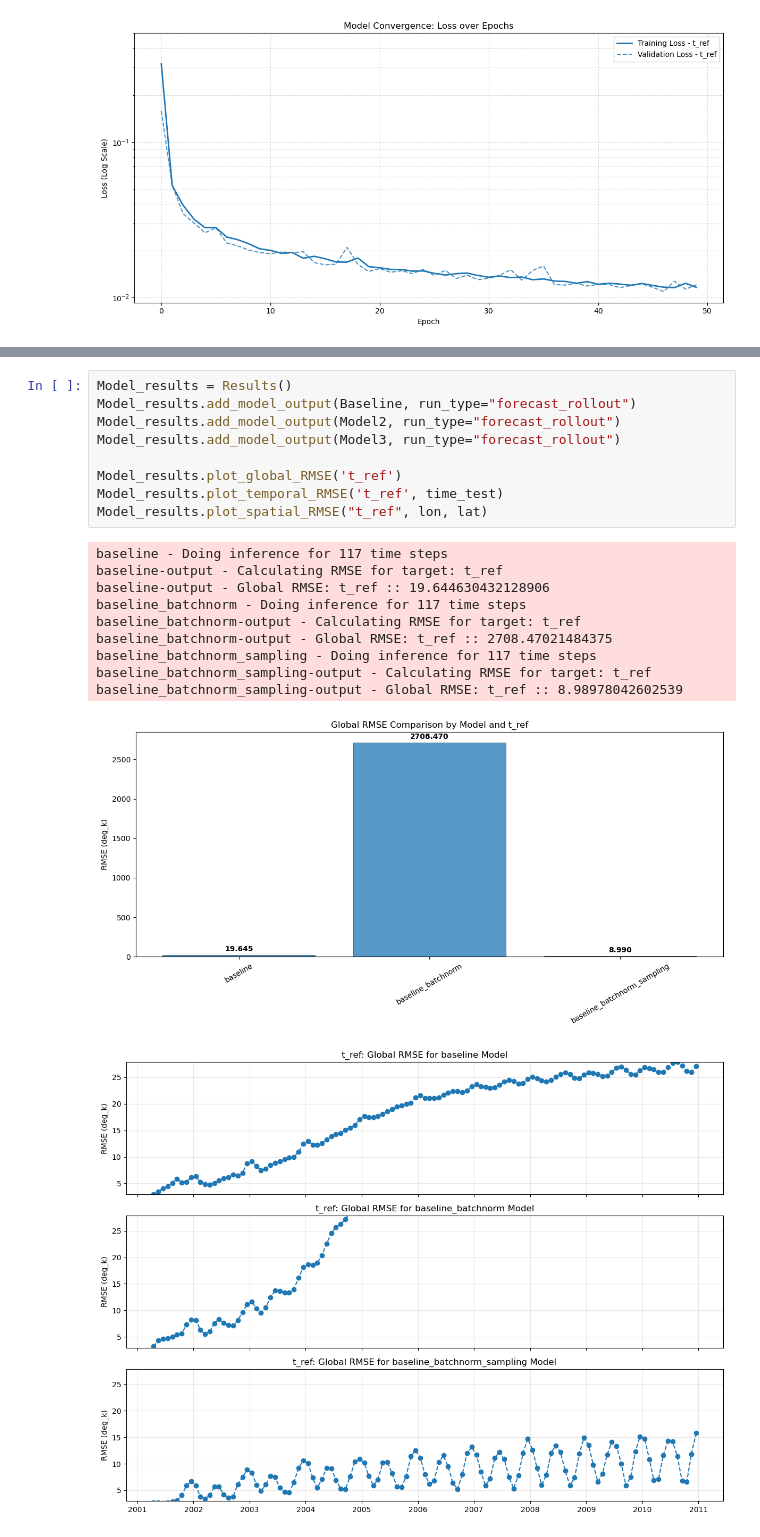
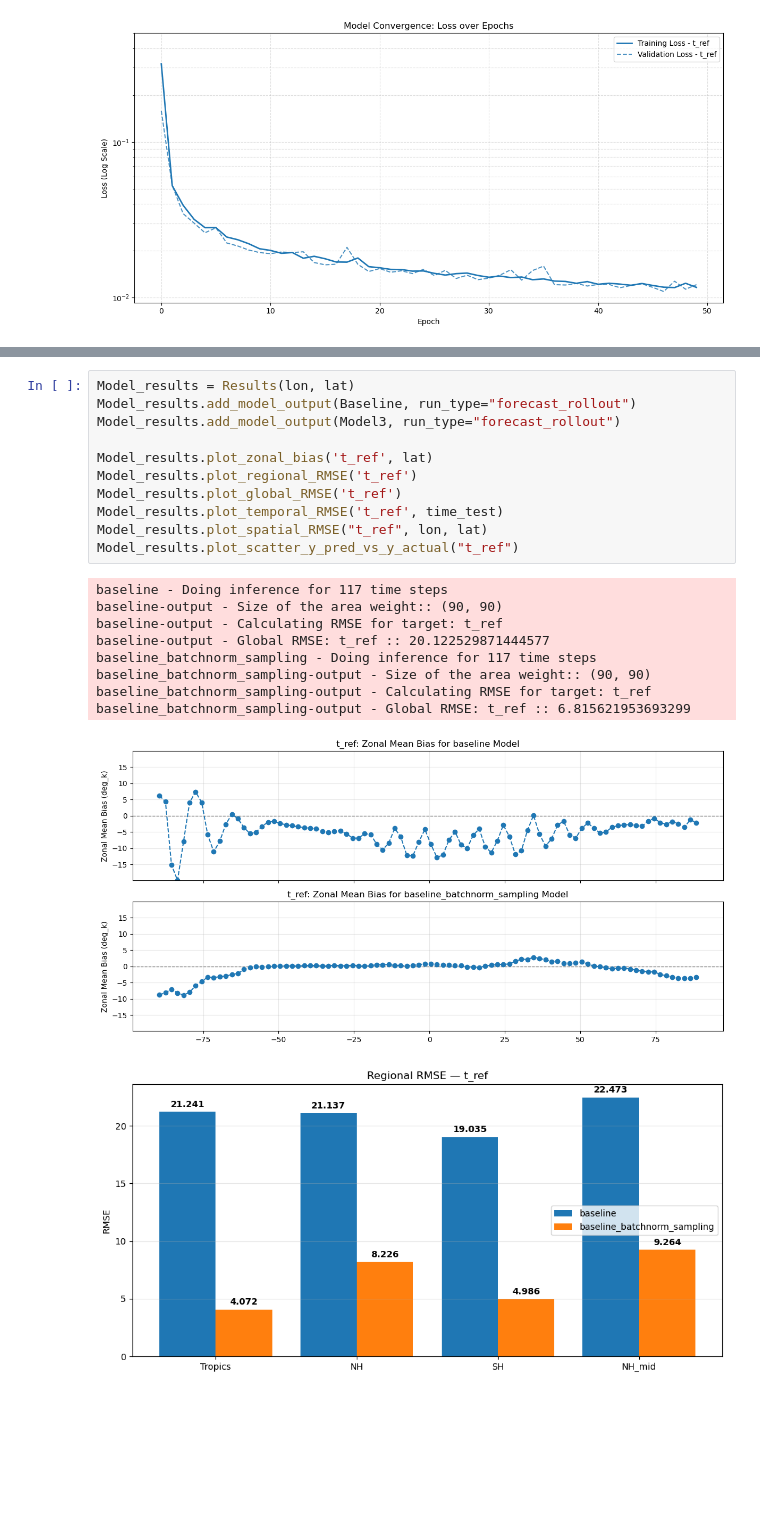
Before and after one commit to uramirez8707/SPEAR_emulator, a Jupyter notebook: Phase1.ipynb, the cells around one changed output, grey strips where cells are left out. Drawn from its saved outputs; the diff is of its cells as text; blank space fills up the shorter version.

```diff
--- a/Phase1.ipynb
+++ b/Phase1.ipynb
@@ -126,21 +136,22 @@ baseline_batchnorm_sampling-output - Global RMSE: t_ref :: 2.521599054336548
 # %%
-Model_results = Results()
+Model_results = Results(lon, lat)
 Model_results.add_model_output(Baseline, run_type="forecast_rollout")
-Model_results.add_model_output(Model2, run_type="forecast_rollout")
 Model_results.add_model_output(Model3, run_type="forecast_rollout")
 
+Model_results.plot_zonal_bias('t_ref', lat)
+Model_results.plot_regional_RMSE('t_ref')
 Model_results.plot_global_RMSE('t_ref')
 Model_results.plot_temporal_RMSE('t_ref', time_test)
 Model_results.plot_spatial_RMSE("t_ref", lon, lat)
+Model_results.plot_scatter_y_pred_vs_y_actual("t_ref")
 # %% [output]
 baseline - Doing inference for 117 time steps
+baseline-output - Size of the area weight:: (90, 90)
 baseline-output - Calculating RMSE for target: t_ref
-baseline-output - Global RMSE: t_ref :: 19.644630432128906
-baseline_batchnorm - Doing inference for 117 time steps
-baseline_batchnorm-output - Calculating RMSE for target: t_ref
-baseline_batchnorm-output - Global RMSE: t_ref :: 2708.47021484375
+baseline-output - Global RMSE: t_ref :: 20.122529871444577
 baseline_batchnorm_sampling - Doing inference for 117 time steps
+baseline_batchnorm_sampling-output - Size of the area weight:: (90, 90)
 baseline_batchnorm_sampling-output - Calculating RMSE for target: t_ref
-baseline_batchnorm_sampling-output - Global RMSE: t_ref :: 8.98978042602539
+baseline_batchnorm_sampling-output - Global RMSE: t_ref :: 6.815621953693299
-[figure, old version]
+[figure, new version]
-[figure, old version]
+[figure, new version]
```
Also changed, not shown: parts of 2 cells of this notebook, 2 other files.
